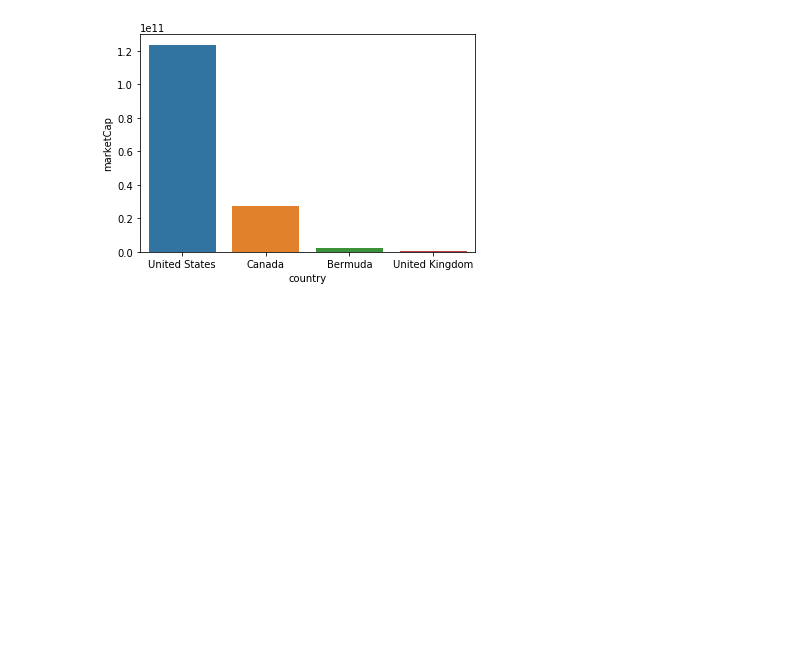
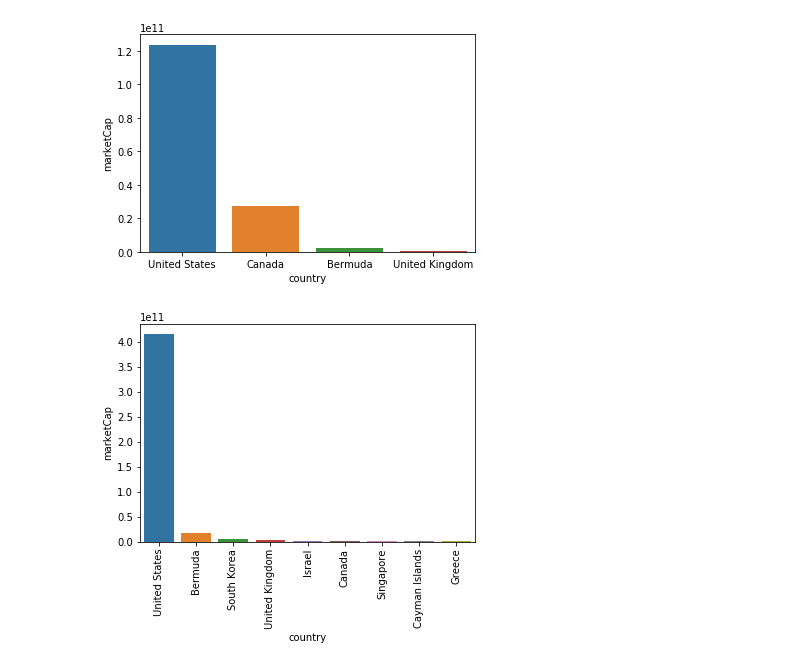
Before and after one commit to ipatel467/Stock-Market-Analysis, a Jupyter notebook: StocksP2.ipynb, the cells around one changed output. Saved outputs shown, nothing was run; the diff lists cells and outputs as text; code cells hidden in the pictures; blank space fills up the shorter version.

```diff
--- a/StocksP2.ipynb
+++ b/StocksP2.ipynb
@@ -534,4 +534,9 @@ sns.barplot(x=cms['country'], y= cms['marketCap'])
 # %%
 cmsmed = medium.groupby('country').agg({'marketCap':'sum'}).reset_index()
 # %%
-cmsmed = cms.sort_values(by = 'marketCap', ascending=False)
+cmsmed = cmsmed.sort_values(by = 'marketCap', ascending=False)
+# %%
+sns.barplot(x=cmsmed['country'], y= cmsmed['marketCap']);
+plt.xticks(rotation=90);
+# %% [output]
+[figure, added]
```
Also changed, not shown: parts of 13 cells of this notebook.
